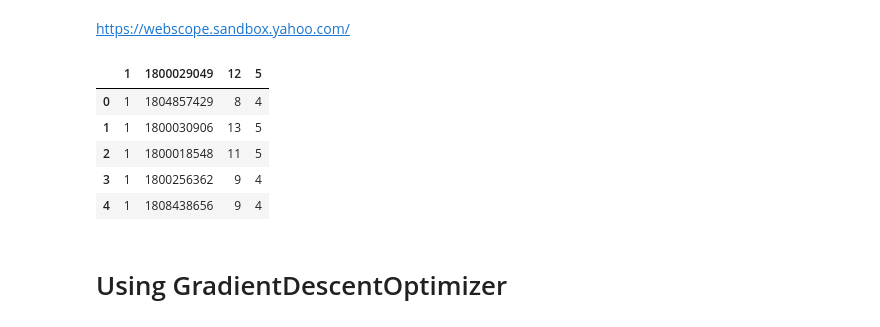
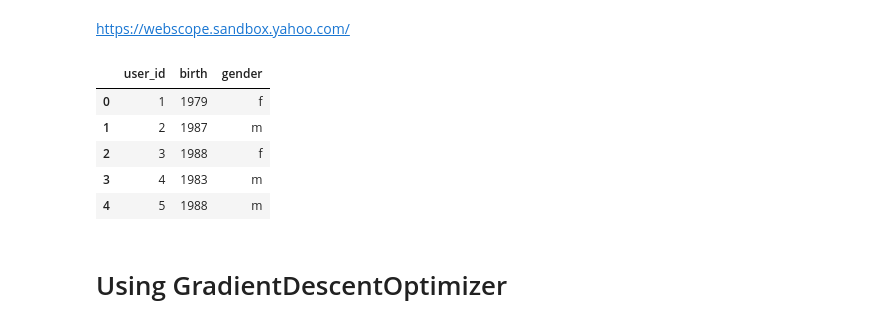
Before and after one commit to BelhalK/BayesianNeuralNets, a Jupyter notebook: Yahoo_MovieRatings/yahoo_movie.ipynb, the cells around one changed output. Saved outputs shown, nothing was run; the diff lists cells and outputs as text; code cells hidden in the pictures.

Commit message:
yahoo

```diff
--- a/Yahoo_MovieRatings/yahoo_movie.ipynb
+++ b/Yahoo_MovieRatings/yahoo_movie.ipynb
@@ -14,20 +14,20 @@ import matplotlib.pyplot as plt
 ed.set_seed(12)
 %matplotlib inline
 # %%
-train = pd.read_table('data/ydata-ymovies-user-movie-ratings-train-v1_0.txt', sep='\t', header = 0)
-test = pd.read_table('data/ydata-ymovies-user-movie-ratings-test-v1_0.txt', sep='\t', header = 0)
-demo = pd.read_table('data/ydata-ymovies-user-demographics-v1_0.txt', sep='\t', header = 0)
+train = pd.read_table('data/ydata-ymovies-user-movie-ratings-train-v1_0.txt', sep='\t',  names = ["user_id", "movie_id", "rate", "converted_rate"])
+test = pd.read_table('data/ydata-ymovies-user-movie-ratings-test-v1_0.txt', sep='\t',  names = ["user_id", "movie_id", "rate", "converted_rate"])
+demo = pd.read_table('data/ydata-ymovies-user-demographics-v1_0.txt', sep='\t',  names = ["user_id", "birth", "gender"])
 desc = pd.read_table('data/ydata-ymovies-movie-content-descr-v1_0.txt', sep='\t', header = 0)
-movielens = pd.read_table('data/ydata-ymovies-mapping-to-movielens-v1_0.txt', sep='\t', header = 0)
+movielens = pd.read_table('data/ydata-ymovies-mapping-to-movielens-v1_0.txt', sep='\t',  names = ["yahoo_movie_id", "movie_title", "movielens_movie_id"])
 # %%
-train.head()
+demo.head()
 # %% [output]
-|  | 1 | 1800029049 | 12 | 5 |
-| 0 | 1 | 1804857429 | 8 | 4 |
-| 1 | 1 | 1800030906 | 13 | 5 |
-| 2 | 1 | 1800018548 | 11 | 5 |
-| 3 | 1 | 1800256362 | 9 | 4 |
-| 4 | 1 | 1808438656 | 9 | 4 |
+|  | user_id | birth | gender |
+| 0 | 1 | 1979 | f |
+| 1 | 2 | 1987 | m |
+| 2 | 3 | 1988 | f |
+| 3 | 4 | 1983 | m |
+| 4 | 5 | 1988 | m |
 # %%
 data_x = data2.loc[:, 'cap-shape_b':].as_matrix().astype(np.float32)
 data_y = data2.loc[:, :'class_p'].as_matrix().astype(np.float32)
```
Also changed, not shown: 3 other files.
